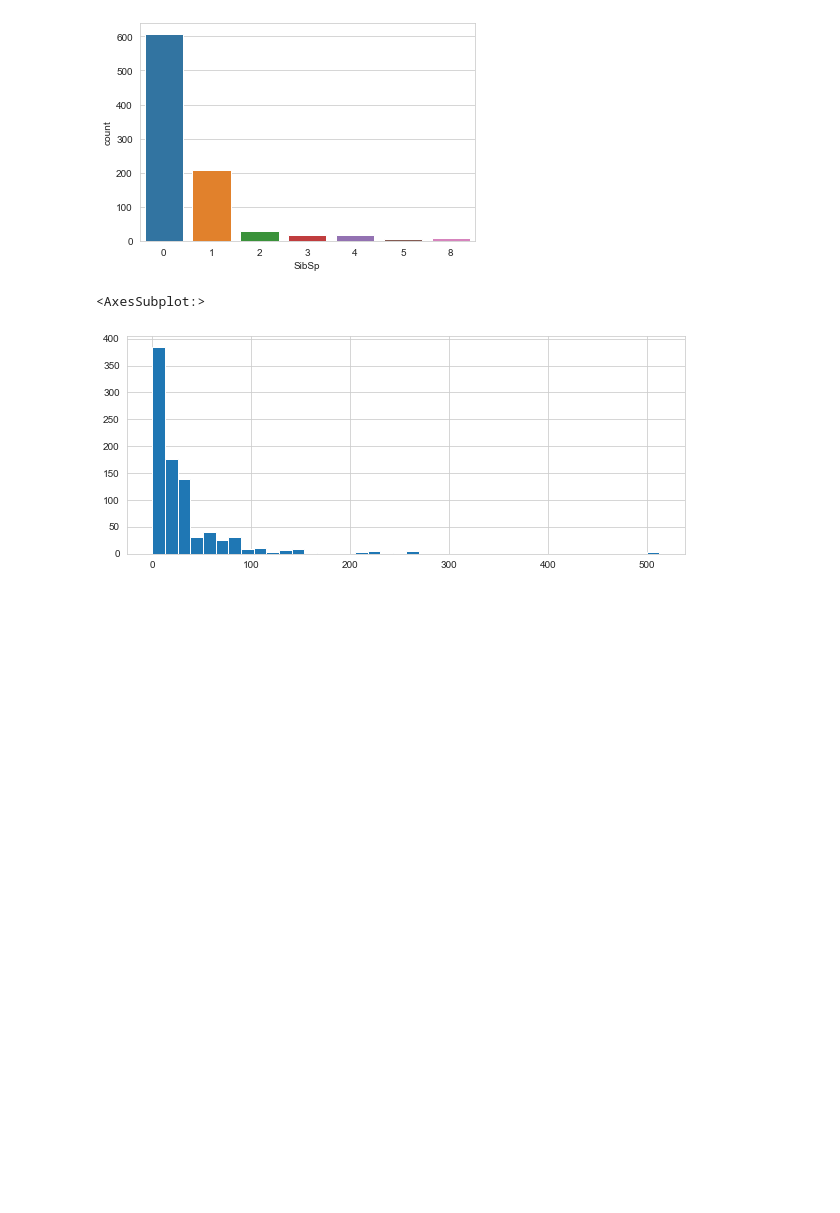
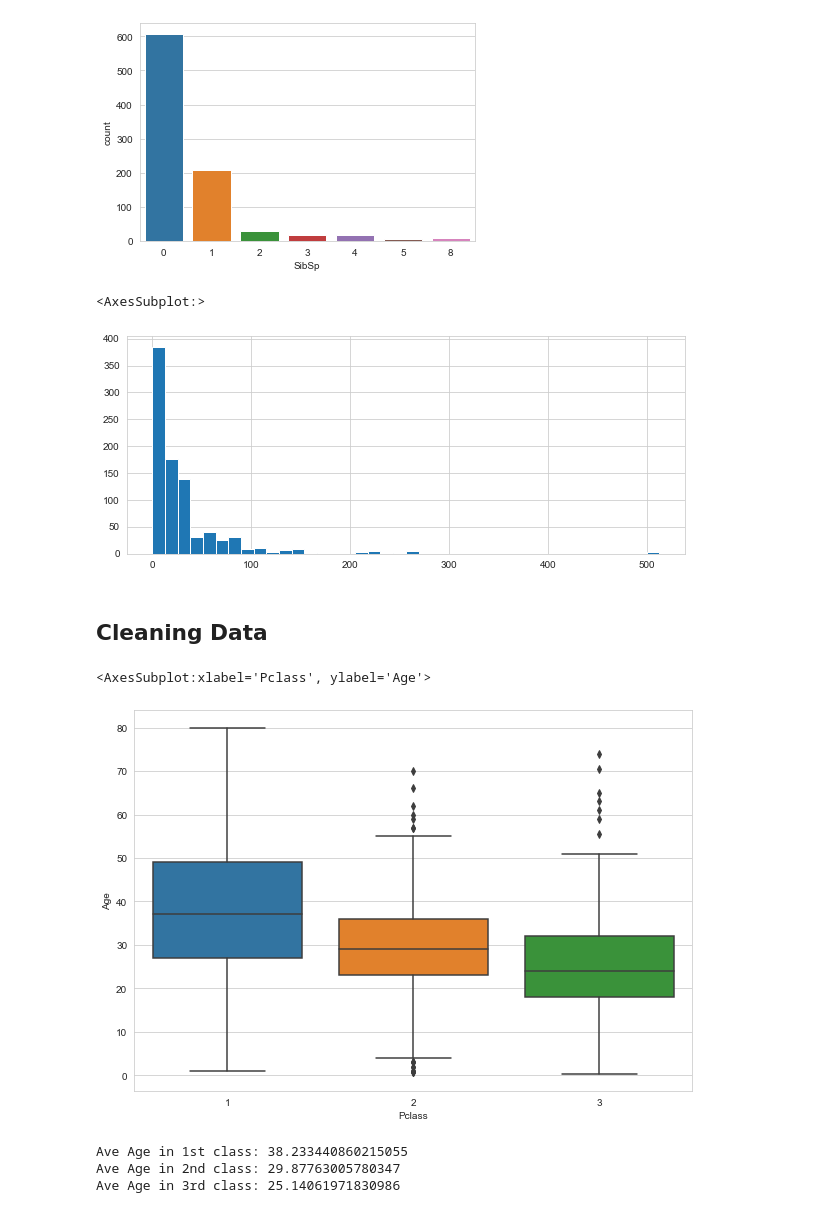
Before and after one commit to NooshinRajabi/Python-for-Data-Science-and-Machine-Learning, a Jupyter notebook: Logistic Regression/Logistic Regression - Titanic Project.ipynb, the cells around one changed output. Drawn from its saved outputs; the diff is of its cells as text; code cells hidden in the pictures; blank space fills up the shorter version.

Commit message:
Add Cleaning Data Part

```diff
--- a/Logistic Regression/Logistic Regression - Titanic Project.ipynb
+++ b/Logistic Regression/Logistic Regression - Titanic Project.ipynb
@@ -66,3 +66,20 @@ train['Fare'].hist(bins=40,figsize=(10,4))
 # %% [output]
 <AxesSubplot:>
 [figure]
+# %% [markdown]
+## Cleaning Data
+# %%
+plt.figure(figsize=(10,7))
+sns.boxplot(x='Pclass',y='Age',data=train)
+# imputaion missing values in Age column based on Pclass
+# %% [output]
+<AxesSubplot:xlabel='Pclass', ylabel='Age'>
+[figure, added]
+# %%
+print('Ave Age in 1st class:',train[train['Pclass']==1]['Age'].mean())
+print('Ave Age in 2nd class:',train[train['Pclass']==2]['Age'].mean())
+print('Ave Age in 3rd class:',train[train['Pclass']==3]['Age'].mean())
+# %% [output]
+Ave Age in 1st class: 38.233440860215055
+Ave Age in 2nd class: 29.87763005780347
+Ave Age in 3rd class: 25.14061971830986
```
Also changed, not shown: parts of 3 cells of this notebook, 1 other file.
